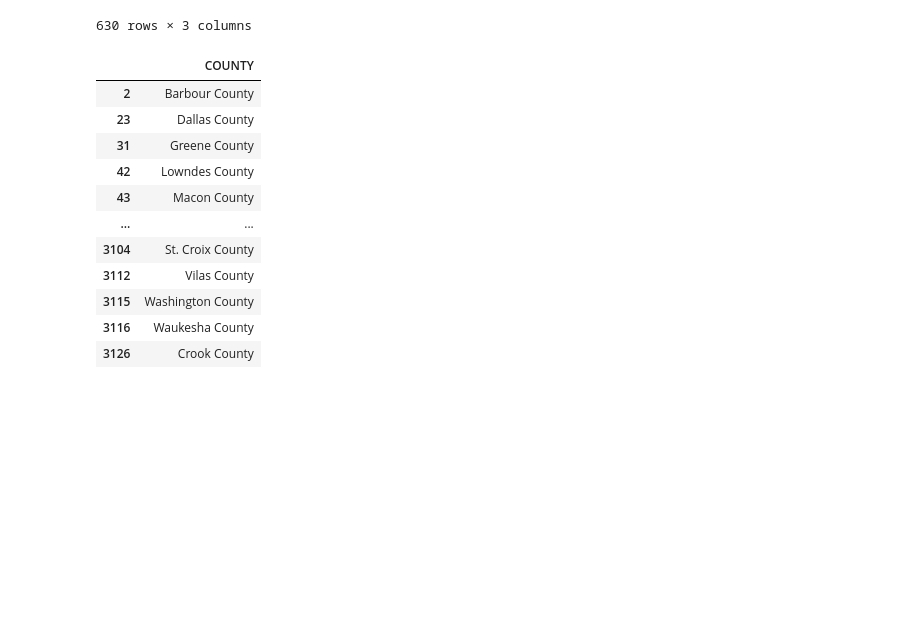
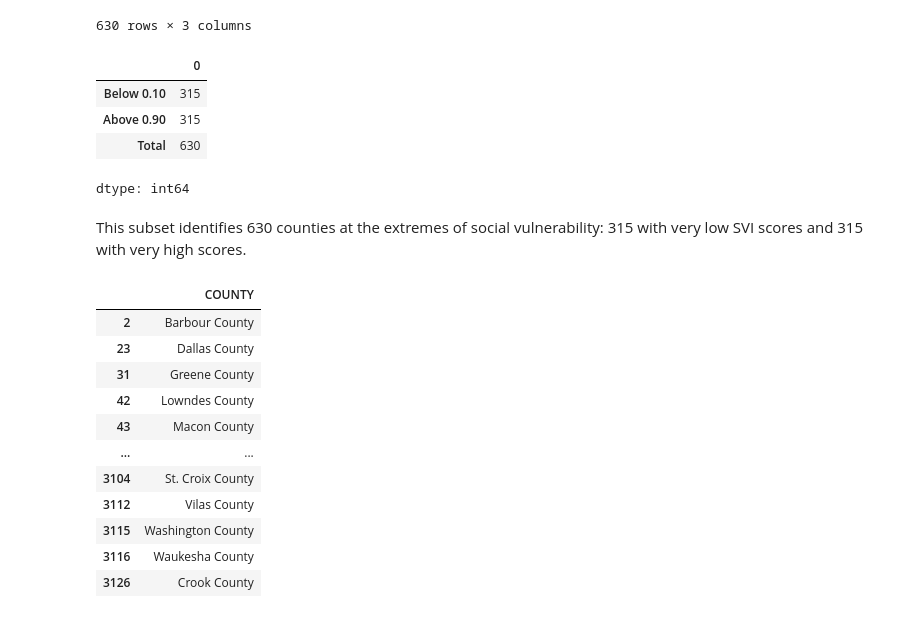
Before and after one commit to shirleyrutgers/DataManPy, a Jupyter notebook: ps1dataman.ipynb, the cells around one changed output. Drawn from its saved outputs; the diff is of its cells as text; code cells hidden in the pictures; blank space fills up the shorter version.

```diff
--- a/ps1dataman.ipynb
+++ b/ps1dataman.ipynb
@@ -754,6 +795,24 @@ svi_small[
 | 3116 | Waukesha County | Wisconsin | 0.0191 |
 | 3126 | Crook County | Wyoming | 0.0722 |
 630 rows × 3 columns
+# %%
+# Count counties by vulnerability level
+low_svi = (svi_small.RPL_THEMES < 0.10).sum()
+high_svi = (svi_small.RPL_THEMES > 0.90).sum()
+
+pd.Series({
+    'Below 0.10': low_svi,
+    'Above 0.90': high_svi,
+    'Total': low_svi + high_svi
+})
+# %% [output]
+|  | 0 |
+| Below 0.10 | 315 |
+| Above 0.90 | 315 |
+| Total | 630 |
+dtype: int64
+# %% [markdown]
+This subset identifies 630 counties at the extremes of social vulnerability: 315 with very low SVI scores and 315 with very high scores.
 # %%
 # Counties with very low or very high vulnerability
 svi_small.COUNTY[
```
Also changed, not shown: parts of 20 cells of this notebook.
